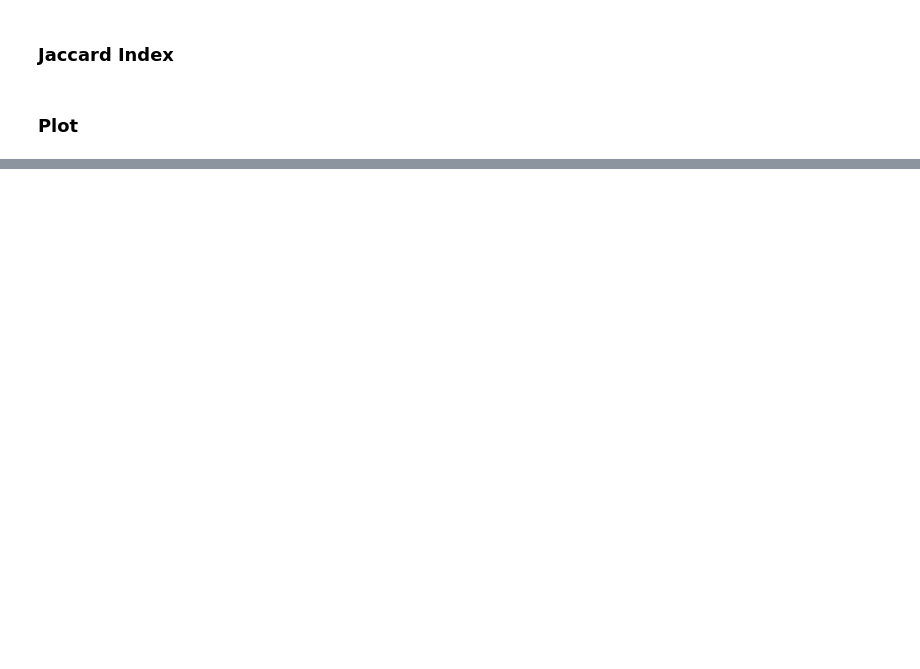
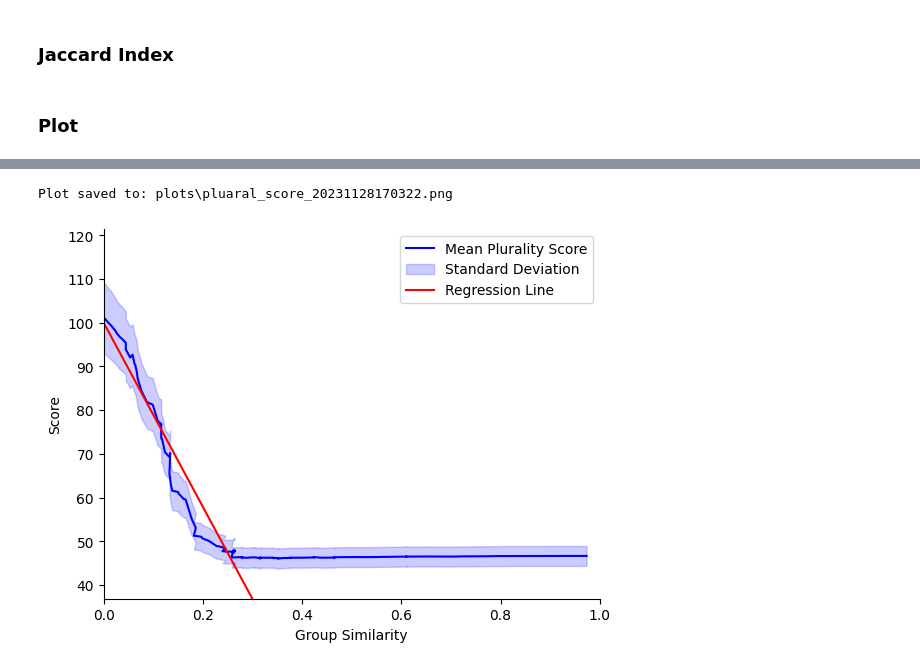
Before and after one commit to lexicongovernance/gov-research, a Jupyter notebook: simulation_framework/simulation.ipynb, the cells around one changed output, grey strips where cells are left out. Cells and saved outputs as stored; diff of their text form; code cells hidden in the pictures; blank space fills up the shorter version.

```diff
--- a/simulation_framework/simulation.ipynb
+++ b/simulation_framework/simulation.ipynb
@@ -290,0 +365,45 @@ Plot saved to: plots\plot_20231127091821.png
+# %%
+# Plot
+plt.plot(x_values, mean_values, color='b', label='Mean Plurality Score')
+plt.fill_between(x_values, mean_values - std_values, mean_values + std_values, color='b', alpha=0.2, label='Standard Deviation')
+
+## Calculate the y values for the regression line
+regression_line = intercept + slope * x_values
+
+# Plot the regression line
+plt.plot(x_values, regression_line, color='r', label='Regression Line')
+
+plt.xlabel('Group Similarity')
+plt.ylabel('Score')
+plt.title('')
+
+plt.gca().spines['right'].set_visible(False)
+plt.gca().spines['top'].set_visible(False)
+
+plt.ylim(0.8 * np.min(mean_values), 1.2 * np.max(mean_values))
+plt.xlim(0, 1)
+
+plt.legend()
+
+# Safe Plot
+# Create a folder named "plots" if it doesn't exist
+output_folder = "plots"
+os.makedirs(output_folder, exist_ok=True)
+
+# Get the current timestamp
+timestamp = datetime.now().strftime("%Y%m%d%H%M%S")
+
+# Construct the output filename
+output_filename = f"pluaral_score_{timestamp}.png"
+
+# Save the plot to the specified folder and filename
+output_path = os.path.join(output_folder, output_filename)
+plt.savefig(output_path)
+
+# Display the saved file path
+print(f"Plot saved to: {output_path}")
+
+plt.show()
+# %% [output]
+Plot saved to: plots\pluaral_score_20231128170322.png
+[figure, added]
```
Also changed, not shown: parts of 12 cells of this notebook.
